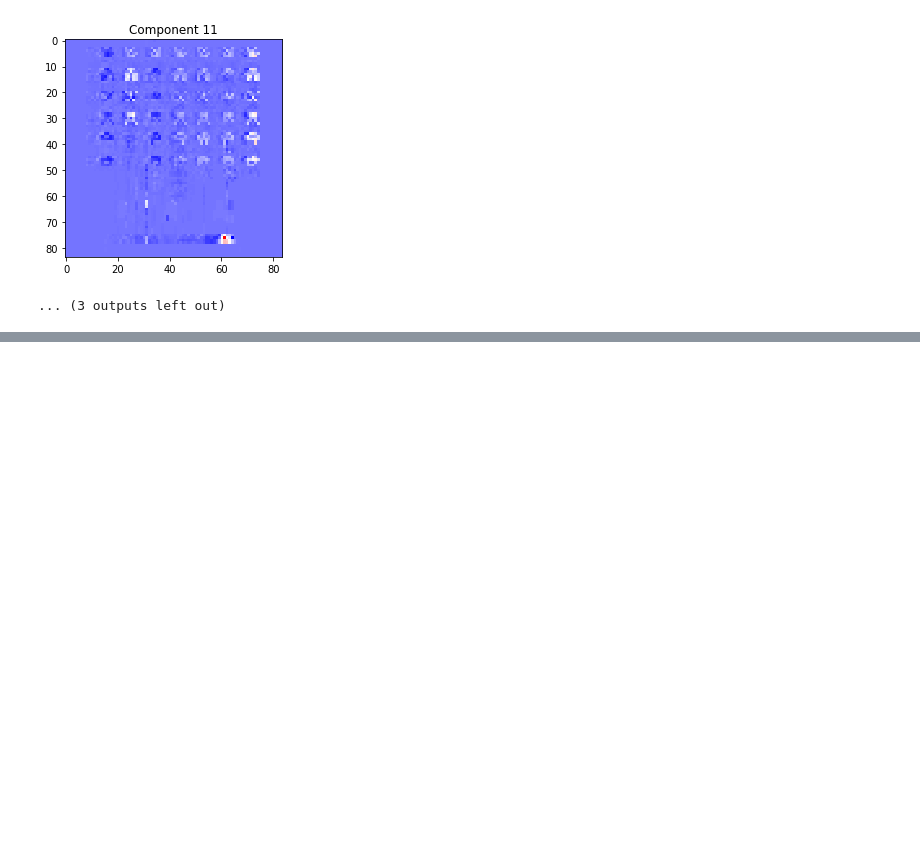
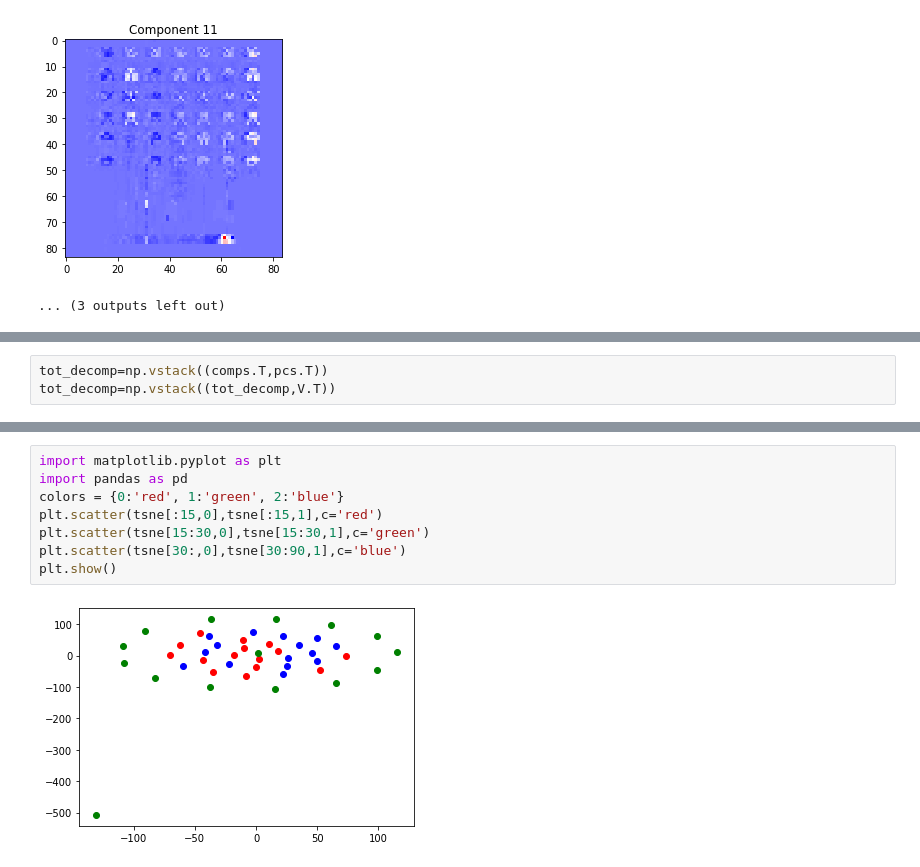
Before and after one commit to mariakesa/pytorch-dqn, a Jupyter notebook: space-invaders.ipynb, the cells around one changed output, grey strips where cells are left out. Saved outputs shown, nothing was run; the diff lists cells and outputs as text; blank space fills up the shorter version.

```diff
--- a/space-invaders.ipynb
+++ b/space-invaders.ipynb
@@ -160,0 +219,3 @@ nmf_receptive_fields_of_ind_layers(ts_l1.clip(min=0),im_arr)
+# %%
+tot_decomp=np.vstack((comps.T,pcs.T))
+tot_decomp=np.vstack((tot_decomp,V.T))
@@ -160,0 +234,10 @@ nmf_receptive_fields_of_ind_layers(ts_l1.clip(min=0),im_arr)
+# %%
+import matplotlib.pyplot as plt
+import pandas as pd
+colors = {0:'red', 1:'green', 2:'blue'}
+plt.scatter(tsne[:15,0],tsne[:15,1],c='red')
+plt.scatter(tsne[15:30,0],tsne[15:30,1],c='green')
+plt.scatter(tsne[30:,0],tsne[30:90,1],c='blue')
+plt.show()
+# %% [output]
+[figure, added]
```
Also changed, not shown: parts of 9 cells of this notebook.
